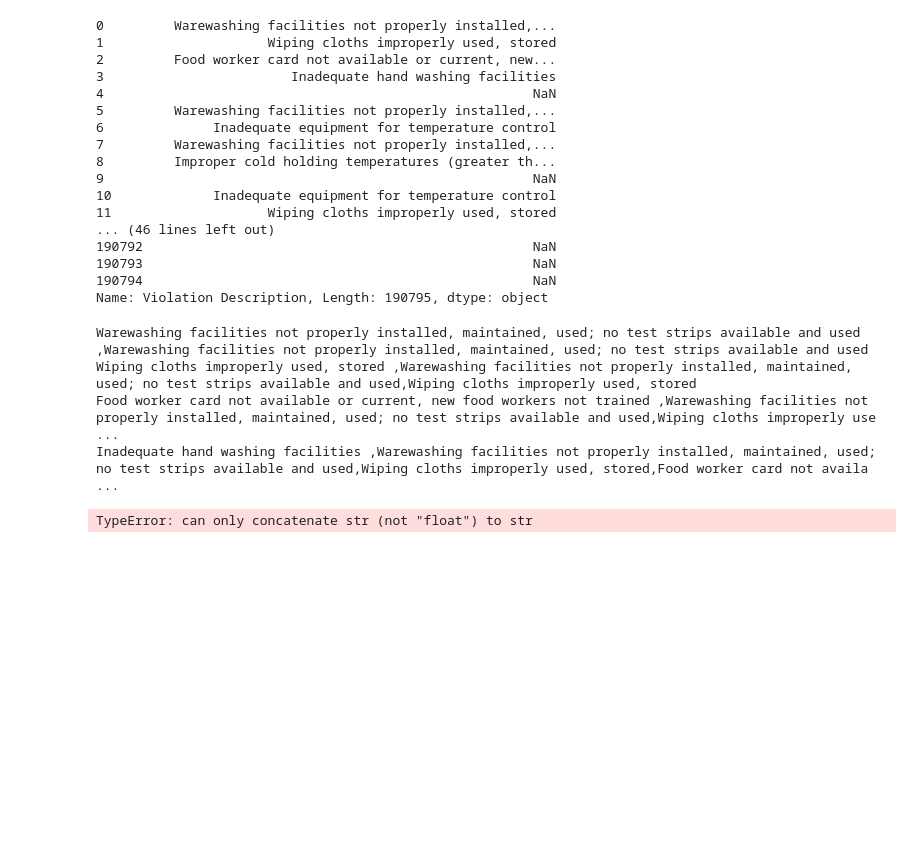
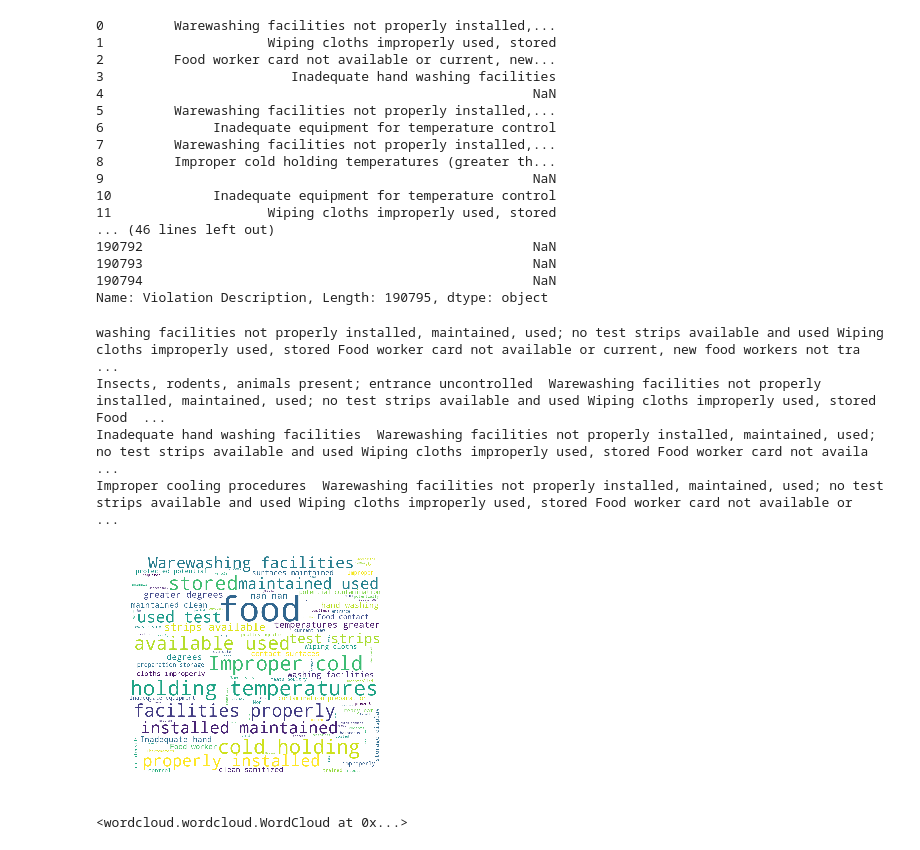
Before and after one commit to ShaoZC/Quantitative_Risk_Management_in_Python, a Jupyter notebook: wordcloud.ipynb, the cells around one changed output. Saved outputs shown, nothing was run; the diff lists cells and outputs as text; code cells hidden in the pictures; blank space fills up the shorter version.

Commit message:
update food inspection wordcloud

```diff
--- a/wordcloud.ipynb
+++ b/wordcloud.ipynb
@@ -26,32 +26,33 @@ Name: Violation Description, Length: 190795, dtype: object
 # %%
 import matplotlib.pyplot as plt
 from wordcloud import WordCloud,ImageColorGenerator
 import jieba
 text=food_data['Violation Description']
 text_1=''
-for item in text:
+for item in text[:100]:
     # print(item)
     text_1=text_1+' '+str(item)
     print(item,text_1)
 # wordlist_after_jieba = jieba.cut(text_from_file_with_apath, cut_all = True)
 # wl_space_split = " ".join(wordlist_after_jieba)
 my_wordcloud = WordCloud(background_color = 'white',width = 1000,height = 860,margin = 2).generate(text_1)
 # my_wordcloud = WordCloud(
 #         background_color = 'white', #背景颜色，根据图片背景设置，默认为黑色
 #         #mask = backgroup_Image, #笼罩图
 #         # font_path = 'C:\Windows\Fonts\STZHONGS.TTF',#若有中文需要设置才会显示中文
 #         width = 1000,
 #         height = 860,
 #         margin = 2).generate(text) # generate 可以对全部文本进行自动分词
 # #参数 width，height，margin分别对应宽度像素，长度像素，边缘空白处
 plt.imshow(my_wordcloud)
 plt.axis("off")
 plt.show()
 #保存图片：默认为此代码保存的路径
-wordcloud.to_file('food_inspection.jpg')
+my_wordcloud.to_file('food_inspection.jpg')
 # %% [output]
-Warewashing facilities not properly installed, maintained, used; no test strips available and used ,Warewashing facilities not properly installed, maintained, used; no test strips available and used
-Wiping cloths improperly used, stored ,Warewashing facilities not properly installed, maintained, used; no test strips available and used,Wiping cloths improperly used, stored
-Food worker card not available or current, new food workers not trained ,Warewashing facilities not properly installed, maintained, used; no test strips available and used,Wiping cloths improperly use ...
-Inadequate hand washing facilities ,Warewashing facilities not properly installed, maintained, used; no test strips available and used,Wiping cloths improperly used, stored,Food worker card not availa ...
+washing facilities not properly installed, maintained, used; no test strips available and used Wiping cloths improperly used, stored Food worker card not available or current, new food workers not tra ...
+Insects, rodents, animals present; entrance uncontrolled  Warewashing facilities not properly installed, maintained, used; no test strips available and used Wiping cloths improperly used, stored Food  ...
+Inadequate hand washing facilities  Warewashing facilities not properly installed, maintained, used; no test strips available and used Wiping cloths improperly used, stored Food worker card not availa ...
+Improper cooling procedures  Warewashing facilities not properly installed, maintained, used; no test strips available and used Wiping cloths improperly used, stored Food worker card not available or  ...
+[figure, added]
-TypeError: can only concatenate str (not "float") to str
+<wordcloud.wordcloud.WordCloud at 0x...>
```
Also changed, not shown: parts of 3 cells of this notebook, 1 other file.
